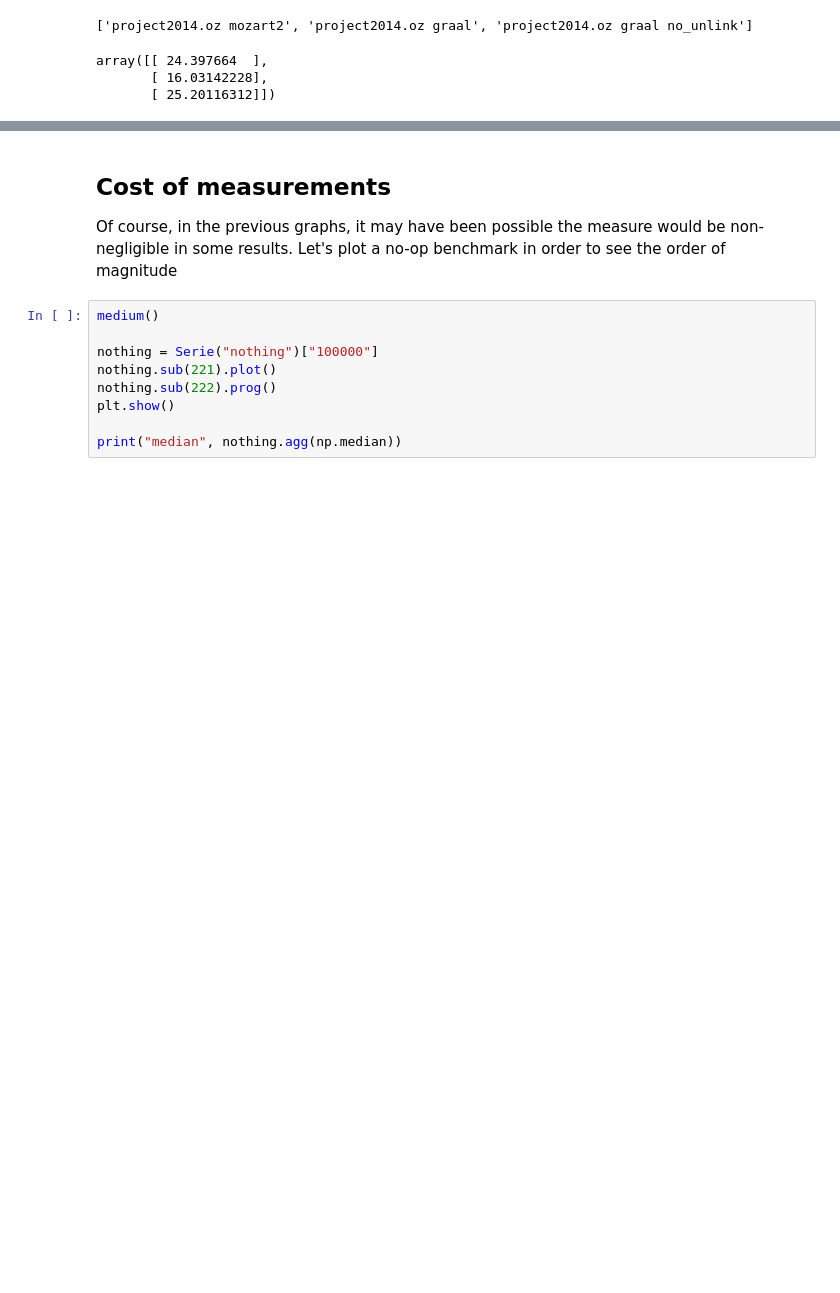
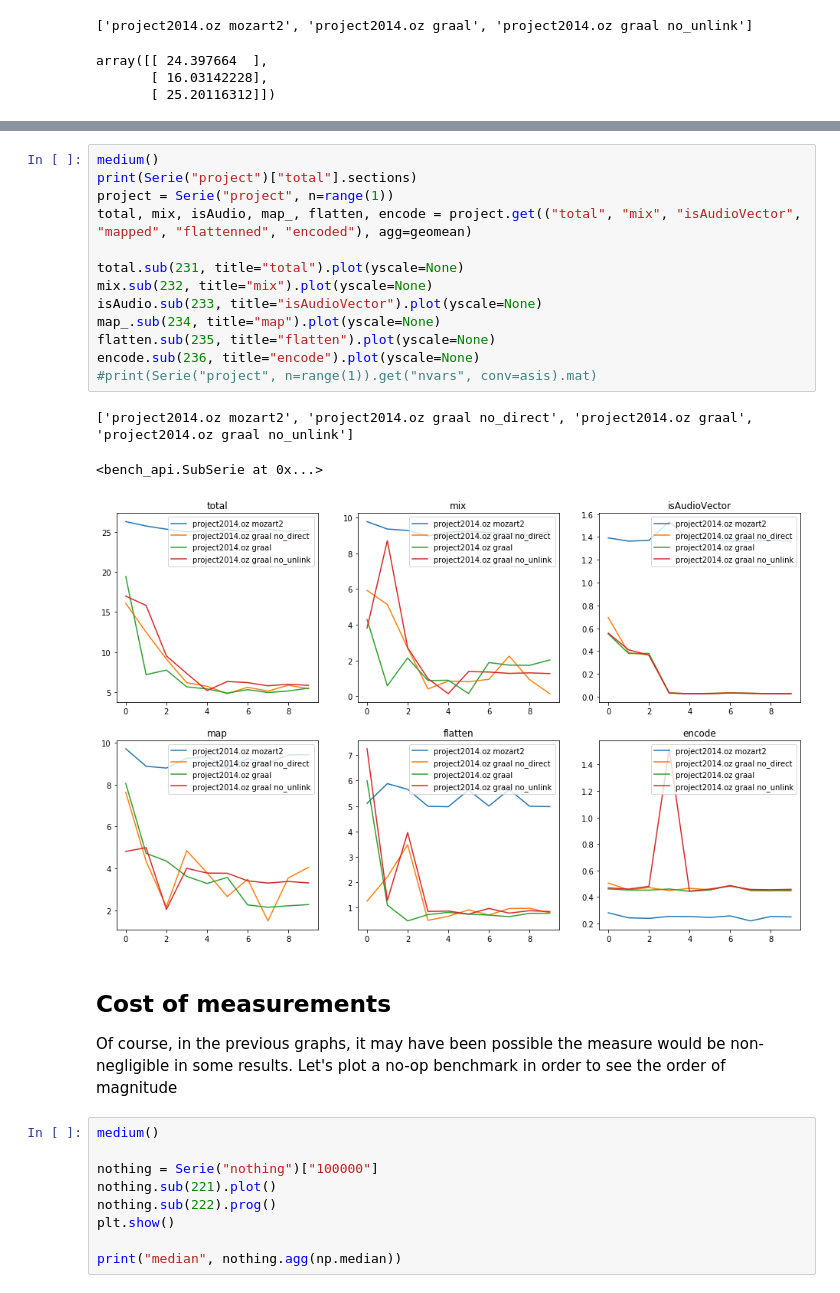
Before and after one commit to mistasse/mozart-graal-benchmarking, a Jupyter notebook: notebook.ipynb, the cells around one changed output, grey strips where cells are left out. Saved outputs shown, nothing was run; the diff lists cells and outputs as text; blank space fills up the shorter version.

```diff
--- a/notebook.ipynb
+++ b/notebook.ipynb
@@ -118,3 +219,20 @@ array([[ 24.397664  ],
+# %%
+medium()
+print(Serie("project")["total"].sections)
+project = Serie("project", n=range(1))
+total, mix, isAudio, map_, flatten, encode = project.get(("total", "mix", "isAudioVector", "mapped", "flattenned", "encoded"), agg=geomean)
+
+total.sub(231, title="total").plot(yscale=None)
+mix.sub(232, title="mix").plot(yscale=None)
+isAudio.sub(233, title="isAudioVector").plot(yscale=None)
+map_.sub(234, title="map").plot(yscale=None)
+flatten.sub(235, title="flatten").plot(yscale=None)
+encode.sub(236, title="encode").plot(yscale=None)
+#print(Serie("project", n=range(1)).get("nvars", conv=asis).mat)
+# %% [output]
+['project2014.oz mozart2', 'project2014.oz graal no_direct', 'project2014.oz graal', 'project2014.oz graal no_unlink']
+<bench_api.SubSerie at 0x...>
+[figure, added]
 # %% [markdown]
 ## Cost of measurements
 
```
Also changed, not shown: parts of 9 cells of this notebook, 7 other files.
